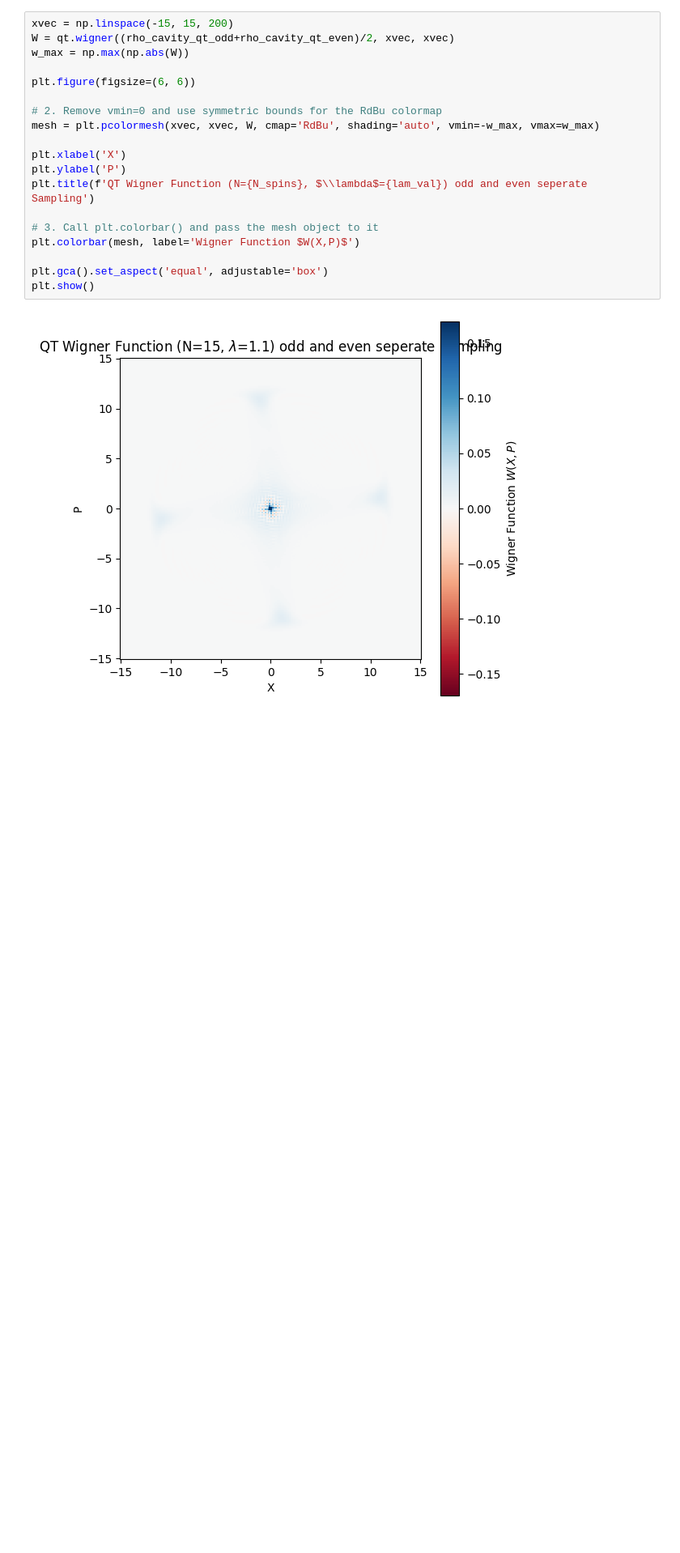
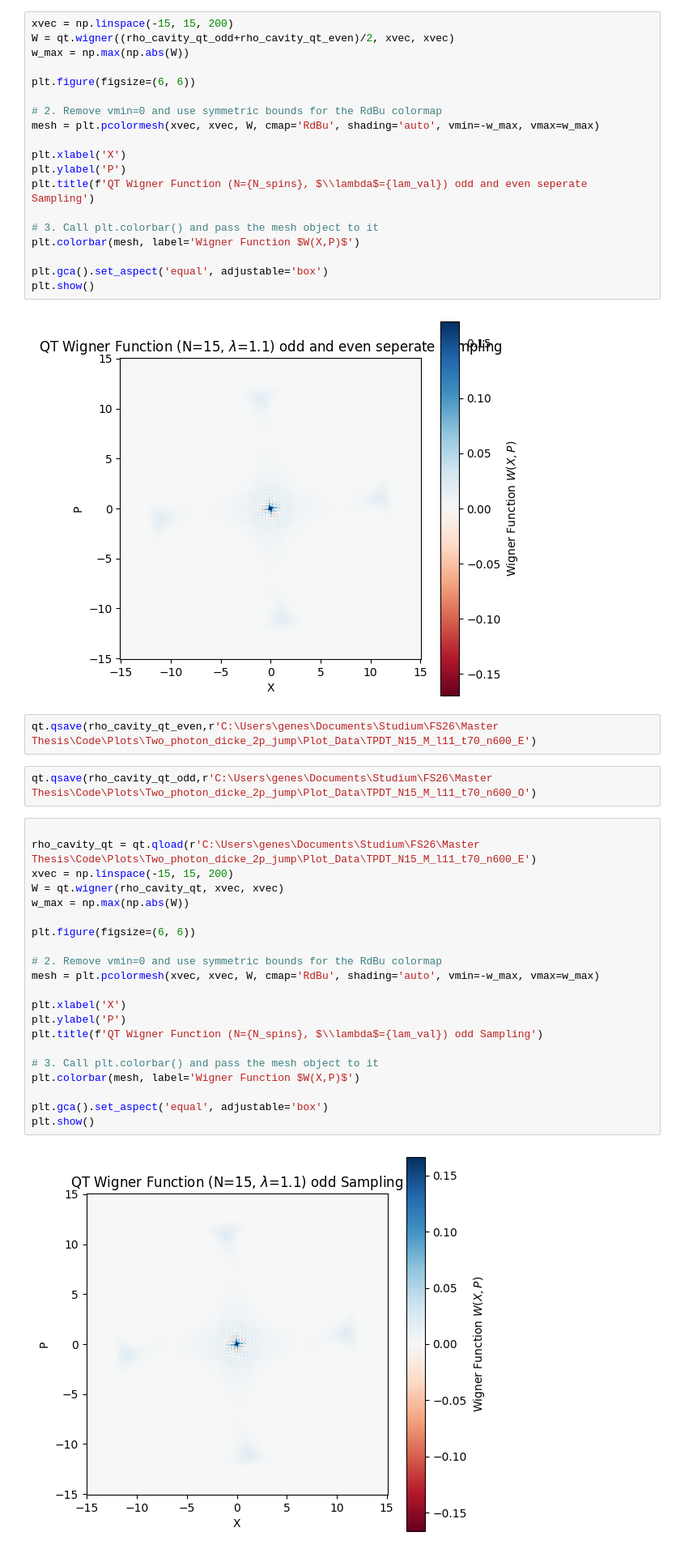
Before and after one commit to IronicOwl/MasterThesisShenanigans, a Jupyter notebook: Lindbladt/Coherence_resolvedTpDt.ipynb, the cells around one changed output. Shown at 81% size. Drawn from its saved outputs; the diff is of its cells as text; blank space fills up the shorter version.

```diff
--- a/Lindbladt/Coherence_resolvedTpDt.ipynb
+++ b/Lindbladt/Coherence_resolvedTpDt.ipynb
@@ -386,3 +384,30 @@ plt.gca().set_aspect('equal', adjustable='box')
 plt.show()
 # %% [output]
 [figure]
+# %%
+qt.qsave(rho_cavity_qt_even,r'C:\Users\genes\Documents\Studium\FS26\Master Thesis\Code\Plots\Two_photon_dicke_2p_jump\Plot_Data\TPDT_N15_M_l11_t70_n600_E')
+# %%
+qt.qsave(rho_cavity_qt_odd,r'C:\Users\genes\Documents\Studium\FS26\Master Thesis\Code\Plots\Two_photon_dicke_2p_jump\Plot_Data\TPDT_N15_M_l11_t70_n600_O')
+# %%
+
+rho_cavity_qt = qt.qload(r'C:\Users\genes\Documents\Studium\FS26\Master Thesis\Code\Plots\Two_photon_dicke_2p_jump\Plot_Data\TPDT_N15_M_l11_t70_n600_E')
+xvec = np.linspace(-15, 15, 200)
+W = qt.wigner(rho_cavity_qt, xvec, xvec)
+w_max = np.max(np.abs(W))
+
+plt.figure(figsize=(6, 6))
+
+# 2. Remove vmin=0 and use symmetric bounds for the RdBu colormap
+mesh = plt.pcolormesh(xvec, xvec, W, cmap='RdBu', shading='auto', vmin=-w_max, vmax=w_max)
+
+plt.xlabel('X')
+plt.ylabel('P')
+plt.title(f'QT Wigner Function (N={N_spins}, $\\lambda$={lam_val}) odd Sampling')
+
+# 3. Call plt.colorbar() and pass the mesh object to it
+plt.colorbar(mesh, label='Wigner Function $W(X,P)$')
+
+plt.gca().set_aspect('equal', adjustable='box')
+plt.show()
+# %% [output]
+[figure, added]
```
Also changed, not shown: parts of 10 cells of this notebook, 15 other files.
